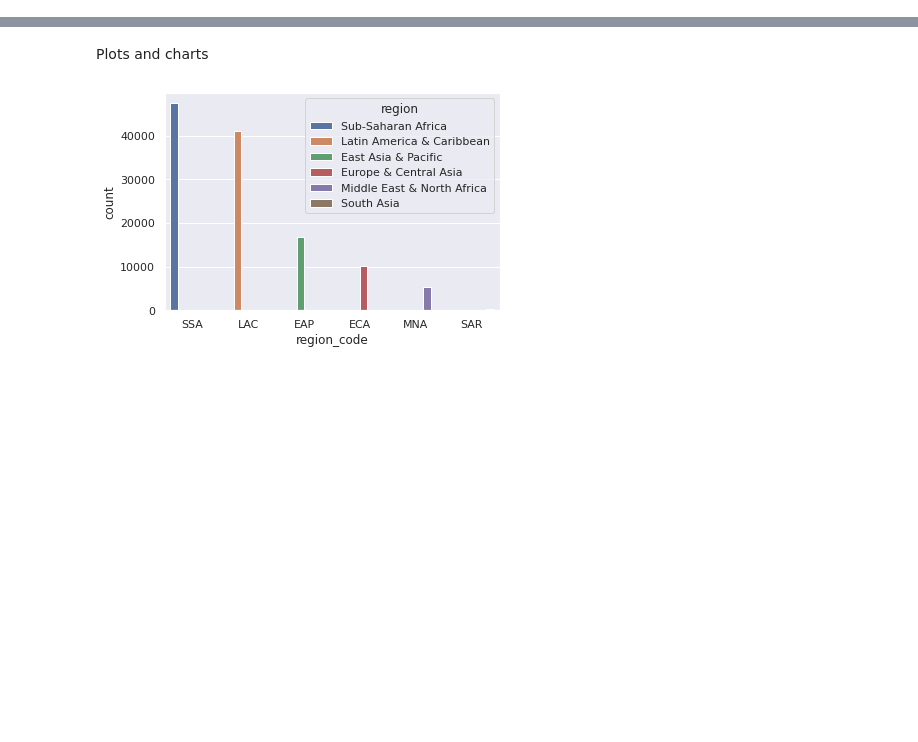
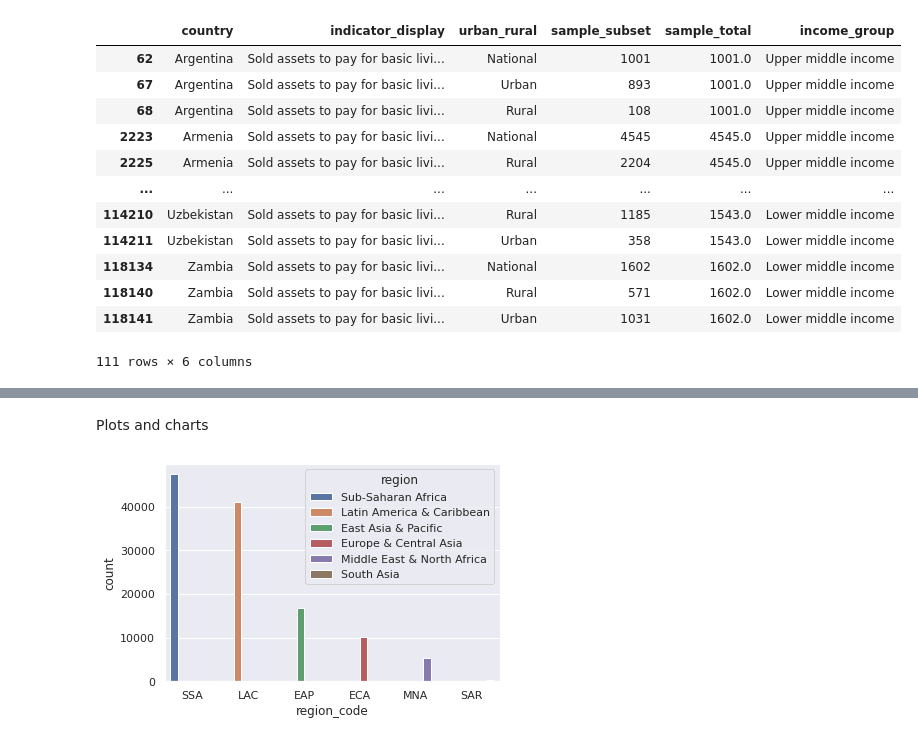
Before and after one commit to asrospie/covid_housing_eda, a Jupyter notebook: DSE_6000_Final_Project.ipynb, the cells around one changed output, grey strips where cells are left out. Saved outputs shown, nothing was run; the diff lists cells and outputs as text; code cells hidden in the pictures; blank space fills up the shorter version.

```diff
--- a/DSE_6000_Final_Project.ipynb
+++ b/DSE_6000_Final_Project.ipynb
@@ -56,0 +43,18 @@ See the caveats in the documentation: https://pandas.pydata.org/pandas-docs/stab
+# %%
+# 5
+copi_sold = (df['indicator'] == 'Copi_sold') & (df['industry'] == 'All') & (df['wave'] == 'WAVE1')
+df.loc[copi_sold, ['country', 'indicator_display', 'urban_rural', 'sample_subset', 'sample_total', 'income_group']]
+# %% [output]
+|  | country | indicator_display | urban_rural | sample_subset | sample_total | income_group |
+| 62 | Argentina | Sold assets to pay for basic livi... | National | 1001 | 1001.0 | Upper middle income |
+| 67 | Argentina | Sold assets to pay for basic livi... | Urban | 893 | 1001.0 | Upper middle income |
+| 68 | Argentina | Sold assets to pay for basic livi... | Rural | 108 | 1001.0 | Upper middle income |
+| 2223 | Armenia | Sold assets to pay for basic livi... | National | 4545 | 4545.0 | Upper middle income |
+| 2225 | Armenia | Sold assets to pay for basic livi... | Rural | 2204 | 4545.0 | Upper middle income |
+| ... | ... | ... | ... | ... | ... | ... |
+| 114210 | Uzbekistan | Sold assets to pay for basic livi... | Rural | 1185 | 1543.0 | Lower middle income |
+| 114211 | Uzbekistan | Sold assets to pay for basic livi... | Urban | 358 | 1543.0 | Lower middle income |
+| 118134 | Zambia | Sold assets to pay for basic livi... | National | 1602 | 1602.0 | Lower middle income |
+| 118140 | Zambia | Sold assets to pay for basic livi... | Rural | 571 | 1602.0 | Lower middle income |
+| 118141 | Zambia | Sold assets to pay for basic livi... | Urban | 1031 | 1602.0 | Lower middle income |
+111 rows × 6 columns
```
Also changed, not shown: parts of 10 cells of this notebook.
